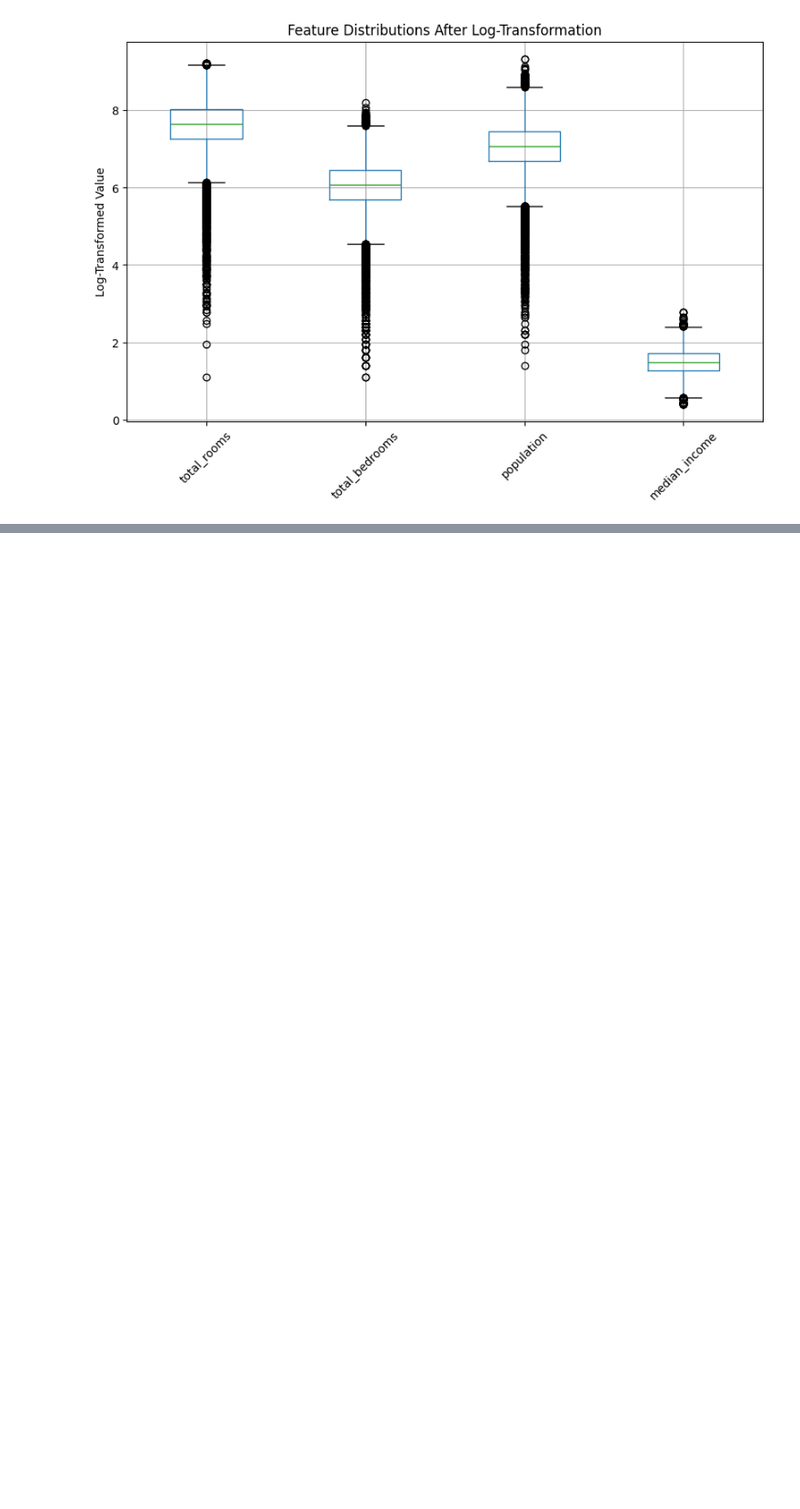
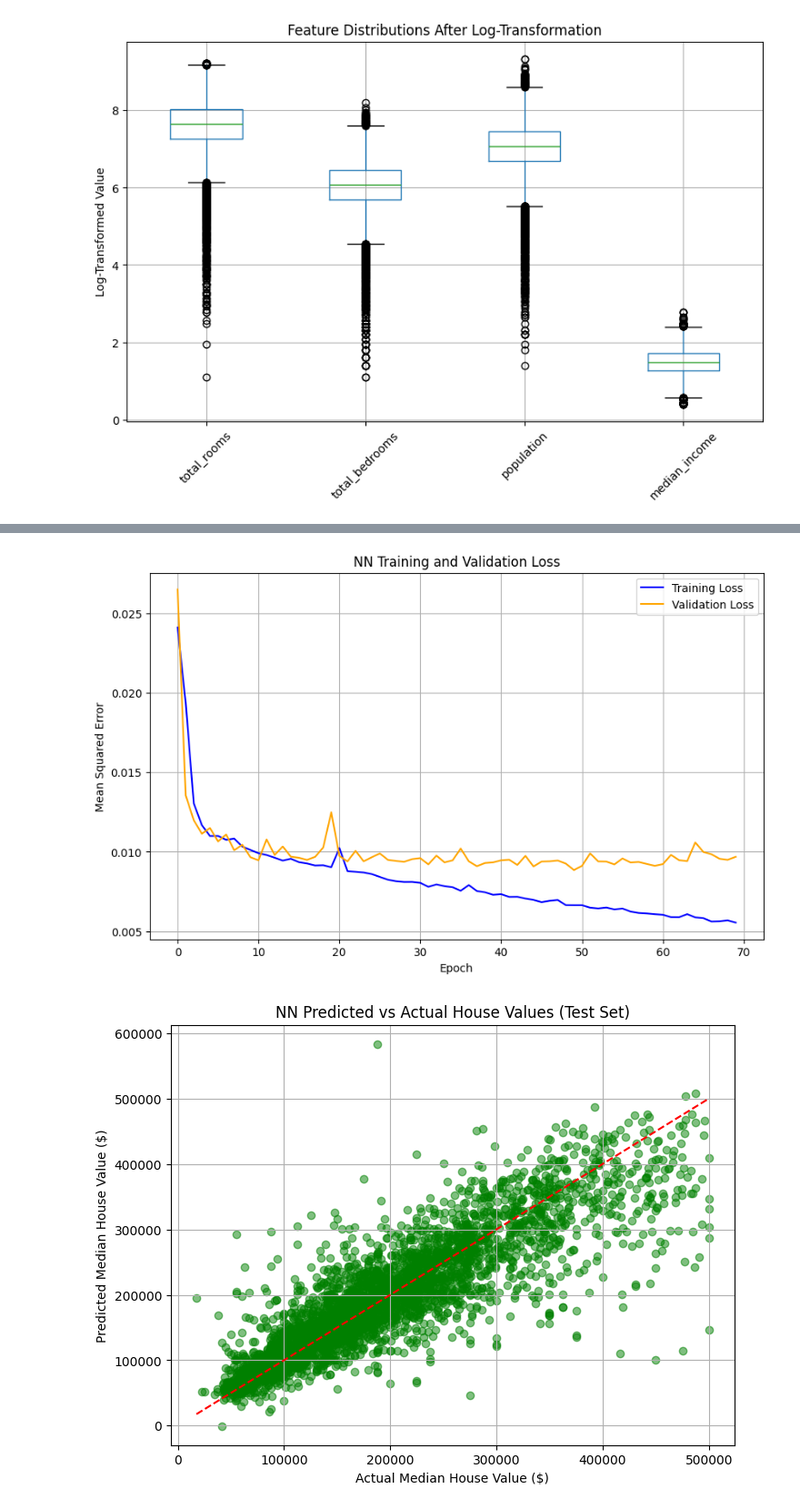
Before and after one commit to initialkermit/CS131_housing, a Jupyter notebook: housing.ipynb, the cells around one changed output, grey strips where cells are left out. Shown at 91% size. Drawn from its saved outputs; the diff is of its cells as text; code cells hidden in the pictures; blank space fills up the shorter version.

```diff
--- a/housing.ipynb
+++ b/housing.ipynb
@@ -156,0 +152,7 @@ Epoch 69/200
+# %%
+# Create DataFrame for results
+results_df = pd.DataFrame(results)
+
+# Display results
+print("Cross-Validation Results:")
+results_df
@@ -156,0 +168,71 @@ Epoch 69/200
+# %%
+# Select best hyperparameters
+best_params = results_df.loc[results_df['Avg RMSE'].idxmin()]
+print(f"Best Hyperparameters: Layer Sizes={best_params['Layer Sizes']}, Learning Rate={best_params['Learning Rate']}")
+
+# Split train_val into train and validation for final training
+X_train, X_val, y_train, y_val = train_test_split(X_train_val_scaled, y_train_val, test_size=0.125, random_state=42)
+
+# Train Neural Network
+start_time = time.time()
+nn_model = create_model(best_params['Layer Sizes'], best_params['Learning Rate'])
+early_stopping = keras.callbacks.EarlyStopping(monitor='val_loss', patience=20, restore_best_weights=True)
+history = nn_model.fit(
+    X_train, y_train,
+    epochs=200,
+    batch_size=32,
+    validation_data=(X_val, y_val),
+    callbacks=[early_stopping],
+    verbose=1
+)
+nn_train_time = time.time() - start_time
+
+# Evaluate NN
+y_train_pred_nn = nn_model.predict(X_train, verbose=0)
+y_test_pred_nn = nn_model.predict(X_test_scaled, verbose=0)
+
+# Inverse transform predictions
+y_train_pred_nn = target_scaler.inverse_transform(y_train_pred_nn)
+y_test_pred_nn = target_scaler.inverse_transform(y_test_pred_nn)
+y_train_orig = target_scaler.inverse_transform(y_train.reshape(-1, 1)).flatten()
+y_test_orig = target_scaler.inverse_transform(y_test.reshape(-1, 1)).flatten()
+
+# Calculate NN metrics
+nn_train_rmse = np.sqrt(mean_squared_error(y_train_orig, y_train_pred_nn))
+nn_train_mae = mean_absolute_error(y_train_orig, y_train_pred_nn)
+nn_train_r2 = r2_score(y_train_orig, y_train_pred_nn)
+
+nn_test_rmse = np.sqrt(mean_squared_error(y_test_orig, y_test_pred_nn))
+nn_test_mae = mean_absolute_error(y_test_orig, y_test_pred_nn)
+nn_test_r2 = r2_score(y_test_orig, y_test_pred_nn)
+
+# Display NN results
+print(f"NN Training Time: {nn_train_time:.2f} seconds")
+print(f"NN Training RMSE: {nn_train_rmse:.2f}")
+print(f"NN Training MAE: {nn_train_mae:.2f}")
+print(f"NN Training R²: {nn_train_r2:.4f}")
+print(f"NN Test RMSE: {nn_test_rmse:.2f}")
+print(f"NN Test MAE: {nn_test_mae:.2f}")
+print(f"NN Test R²: {nn_test_r2:.4f}")
+
+# Plot training and validation loss
+plt.figure(figsize=(10, 6))
+plt.plot(history.history['loss'], label='Training Loss', color='blue')
+plt.plot(history.history['val_loss'], label='Validation Loss', color='orange')
+plt.title('NN Training and Validation Loss')
+plt.xlabel('Epoch')
+plt.ylabel('Mean Squared Error')
+plt.legend()
+plt.grid(True)
+plt.show()
+
+# Scatter plot of predicted vs actual values
+plt.figure(figsize=(8, 6))
+plt.scatter(y_test_orig, y_test_pred_nn, alpha=0.5, color='green')
+plt.plot([y_test_orig.min(), y_test_orig.max()], [y_test_orig.min(), y_test_orig.max()], 'r--')
+plt.title('NN Predicted vs Actual House Values (Test Set)')
+plt.xlabel('Actual Median House Value ($)')
+plt.ylabel('Predicted Median House Value ($)')
+plt.grid(True)
+plt.show()
+# %% [output]
@@ -157 +256,3 @@ Epoch 69/200
+[figure, added]
+[figure, added]
 # %%
```
Also changed, not shown: parts of 12 cells of this notebook.
